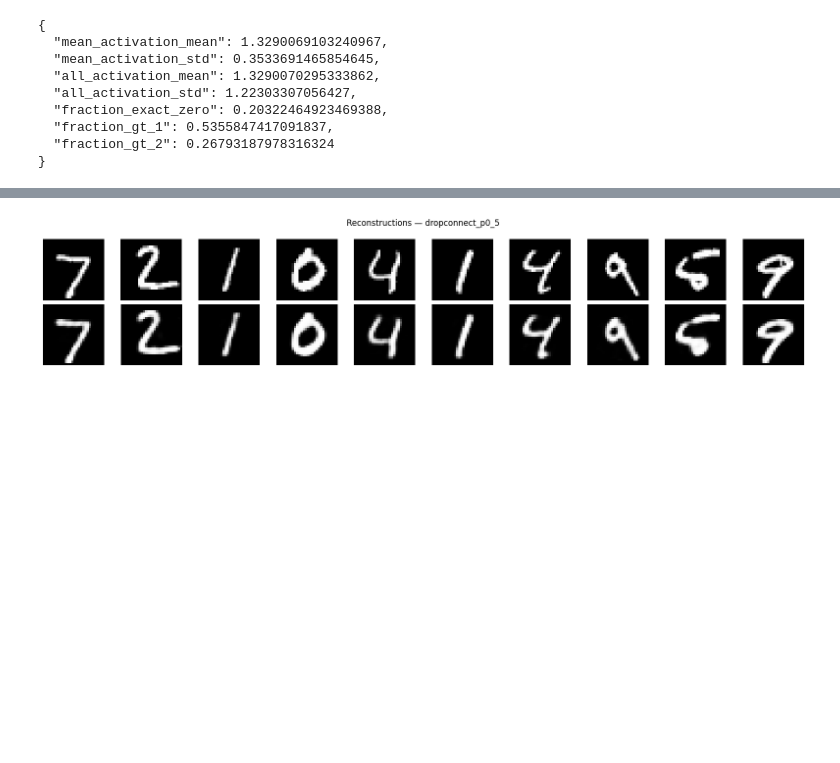
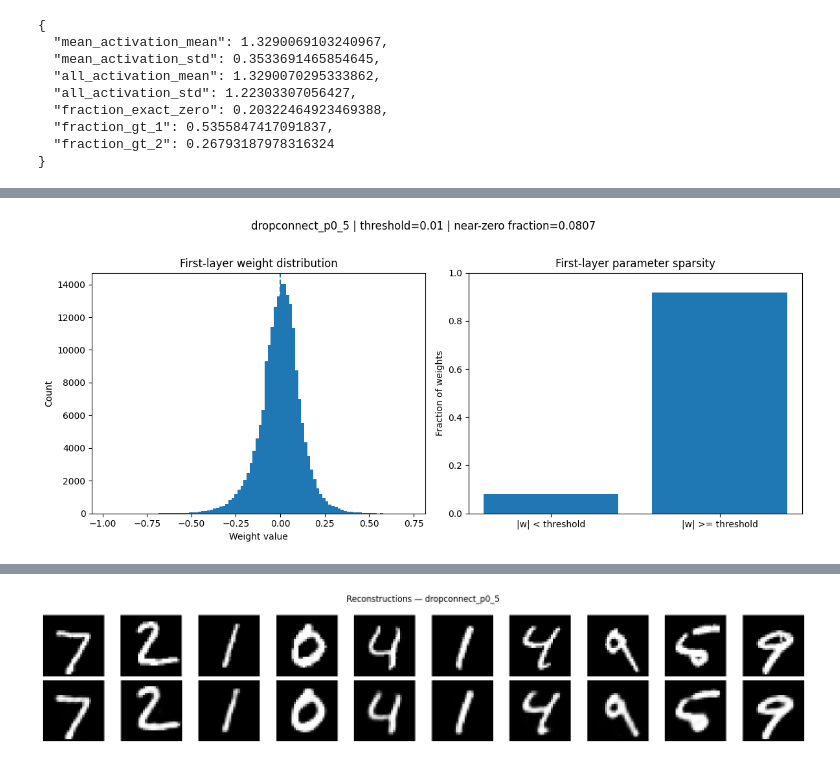
Before and after one commit to joacogamalerio/tesis-project-repository, a Jupyter notebook: dropout_mnist_autoencoder_repro.ipynb, the cells around one changed output, grey strips where cells are left out. Drawn from its saved outputs; the diff is of its cells as text; code cells hidden in the pictures; blank space fills up the shorter version.

```diff
--- a/dropout_mnist_autoencoder_repro.ipynb
+++ b/dropout_mnist_autoencoder_repro.ipynb
@@ -896,0 +967,8 @@ Saved: runs/autoencoder/6e347eac44d8/dropconnect_p0_5/sparsity.png
+# %%
+fig = plot_first_layer_parameter_sparsity_from_model_path(
+    model_path=dropconnect_model_path,
+    save_path=dropconnect_model_path.parent / "first_layer_parameter_sparsity.png",
+    zero_threshold=1e-2,
+)
+# %% [output]
+[figure, added]
```
Also changed, not shown: parts of 5 cells of this notebook.
